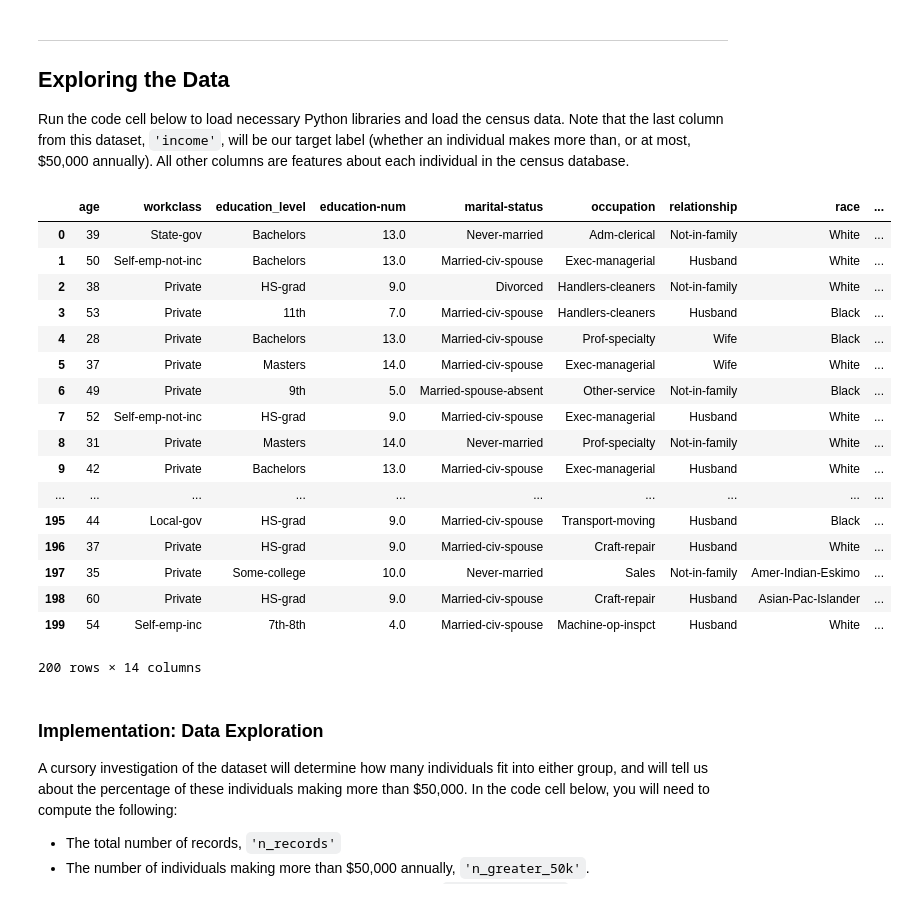
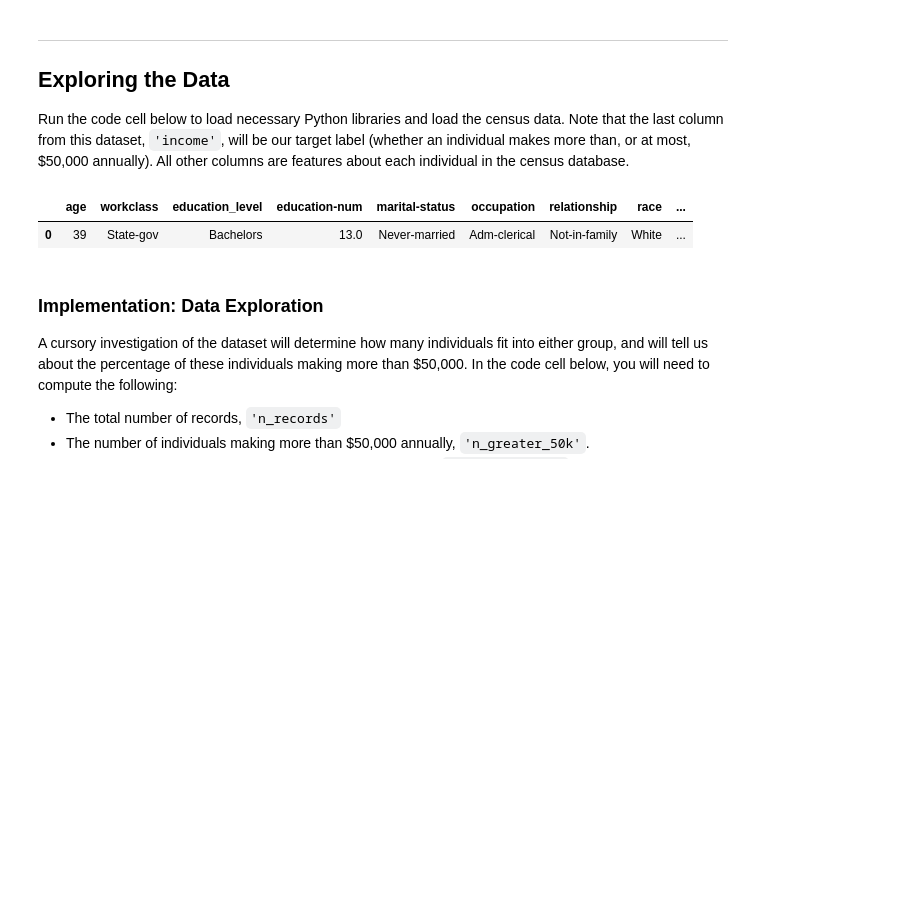
Before and after one commit to peterRaafat/machine-learning, a Jupyter notebook: Udacity- Machine learning nanodegree/finding_donors/finding_donors.ipynb, the cells around one changed output. Drawn from its saved outputs; the diff is of its cells as text; code cells hidden in the pictures; blank space fills up the shorter version.

```diff
--- a/Udacity- Machine learning nanodegree/finding_donors/finding_donors.ipynb
+++ b/Udacity- Machine learning nanodegree/finding_donors/finding_donors.ipynb
@@ -21,40 +20,24 @@ Run the code cell below to load necessary Python libraries and load the census d
 # %%
 # Import libraries necessary for this project
 import numpy as np
 import pandas as pd
 from time import time
 from IPython.display import display # Allows the use of display() for DataFrames
 
 # Import supplementary visualization code visuals.py
 import visuals as vs
 
 # Pretty display for notebooks
 %matplotlib inline
 
 # Load the Census dataset
 data = pd.read_csv("census.csv")
 
 # Success - Display the first record
-display(data.head(n=200))
+display(data.head(n=1))
 # %% [output]
 |  | age | workclass | education_level | education-num | marital-status | occupation | relationship | race | ... |
 | 0 | 39 | State-gov | Bachelors | 13.0 | Never-married | Adm-clerical | Not-in-family | White | ... |
-| 1 | 50 | Self-emp-not-inc | Bachelors | 13.0 | Married-civ-spouse | Exec-managerial | Husband | White | ... |
-| 2 | 38 | Private | HS-grad | 9.0 | Divorced | Handlers-cleaners | Not-in-family | White | ... |
-| 3 | 53 | Private | 11th | 7.0 | Married-civ-spouse | Handlers-cleaners | Husband | Black | ... |
-| 4 | 28 | Private | Bachelors | 13.0 | Married-civ-spouse | Prof-specialty | Wife | Black | ... |
-| 5 | 37 | Private | Masters | 14.0 | Married-civ-spouse | Exec-managerial | Wife | White | ... |
-| 6 | 49 | Private | 9th | 5.0 | Married-spouse-absent | Other-service | Not-in-family | Black | ... |
-| 7 | 52 | Self-emp-not-inc | HS-grad | 9.0 | Married-civ-spouse | Exec-managerial | Husband | White | ... |
-| 8 | 31 | Private | Masters | 14.0 | Never-married | Prof-specialty | Not-in-family | White | ... |
-| 9 | 42 | Private | Bachelors | 13.0 | Married-civ-spouse | Exec-managerial | Husband | White | ... |
-| ... | ... | ... | ... | ... | ... | ... | ... | ... | ... |
-| 195 | 44 | Local-gov | HS-grad | 9.0 | Married-civ-spouse | Transport-moving | Husband | Black | ... |
-| 196 | 37 | Private | HS-grad | 9.0 | Married-civ-spouse | Craft-repair | Husband | White | ... |
-| 197 | 35 | Private | Some-college | 10.0 | Never-married | Sales | Not-in-family | Amer-Indian-Eskimo | ... |
-| 198 | 60 | Private | HS-grad | 9.0 | Married-civ-spouse | Craft-repair | Husband | Asian-Pac-Islander | ... |
-| 199 | 54 | Self-emp-inc | 7th-8th | 4.0 | Married-civ-spouse | Machine-op-inspct | Husband | White | ... |
-200 rows × 14 columns
 # %% [markdown]
 ### Implementation: Data Exploration
 A cursory investigation of the dataset will determine how many individuals fit into either group, and will tell us about the percentage of these individuals making more than \$50,000. In the code cell below, you will need to compute the following:
```
Also changed, not shown: parts of 26 cells of this notebook, 1 other file.
